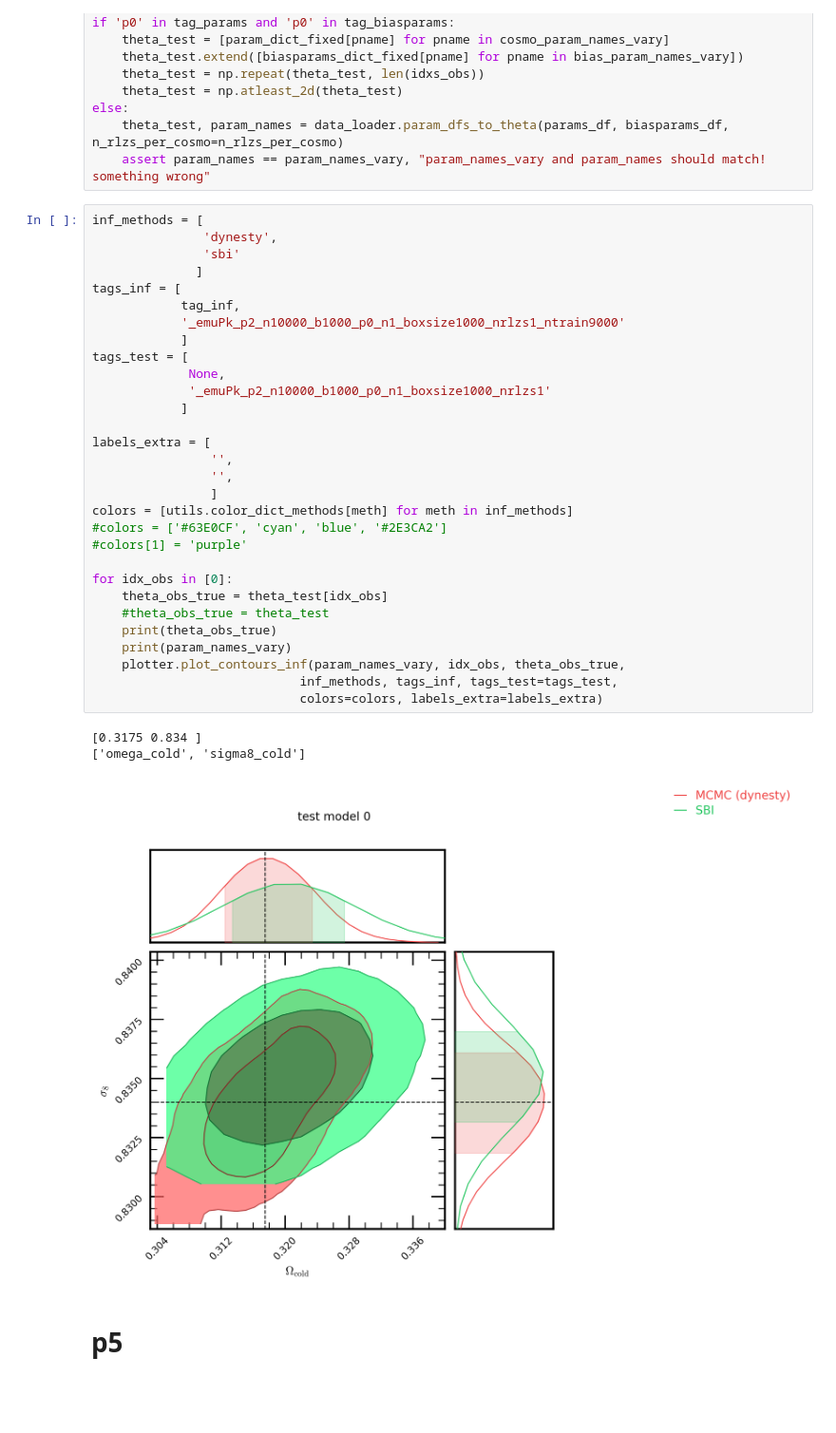
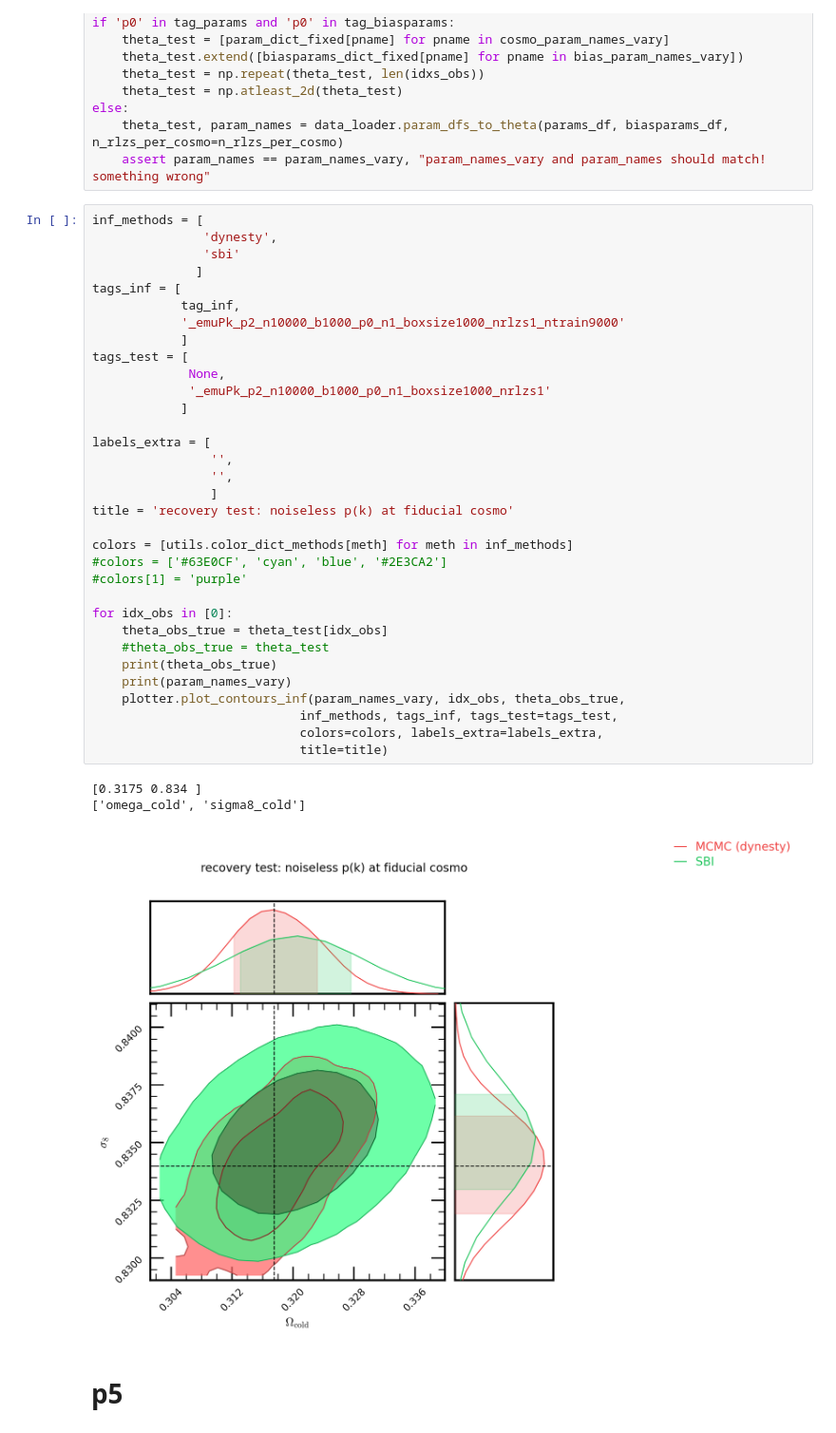
Before and after one commit to kstoreyf/muchisimocks, a Jupyter notebook: notebooks/2025-01-23_inference_emuPk.ipynb, the cells around one changed output. Shown at 95% size. Cells and saved outputs as stored; diff of their text form; blank space fills up the shorter version.

Commit message:
updated plot titles

```diff
--- a/notebooks/2025-01-23_inference_emuPk.ipynb
+++ b/notebooks/2025-01-23_inference_emuPk.ipynb
@@ -84,35 +84,38 @@ inf_methods = [
                'dynesty',
                'sbi'
               ]
 tags_inf = [
             tag_inf,
             '_emuPk_p2_n10000_b1000_p0_n1_boxsize1000_nrlzs1_ntrain9000'
             ]
 tags_test = [
              None,
              '_emuPk_p2_n10000_b1000_p0_n1_boxsize1000_nrlzs1'
             ]
 
 labels_extra = [
                 '',
                 '',
                 ]
+title = 'recovery test: noiseless p(k) at fiducial cosmo'
+
 colors = [utils.color_dict_methods[meth] for meth in inf_methods]
 #colors = ['#63E0CF', 'cyan', 'blue', '#2E3CA2']
 #colors[1] = 'purple'
 
 for idx_obs in [0]:
     theta_obs_true = theta_test[idx_obs]
     #theta_obs_true = theta_test
     print(theta_obs_true)
     print(param_names_vary)
     plotter.plot_contours_inf(param_names_vary, idx_obs, theta_obs_true,
                             inf_methods, tags_inf, tags_test=tags_test,
-                            colors=colors, labels_extra=labels_extra)
+                            colors=colors, labels_extra=labels_extra,
+                            title=title)
 # %% [output]
 [0.3175 0.834 ]
 ['omega_cold', 'sigma8_cold']
-[figure, old version]
+[figure, new version]
 # %% [markdown]
 # p5
 # %%
```
Also changed, not shown: parts of 2 cells of this notebook, 1 other file.
